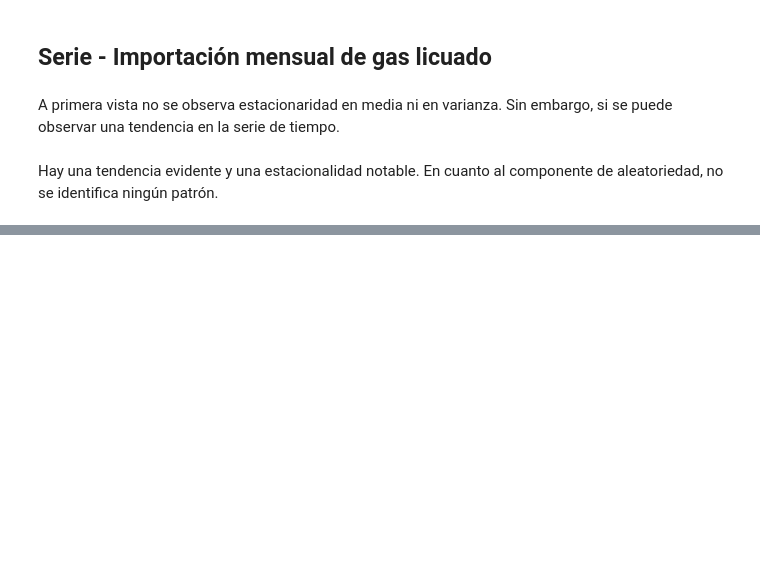
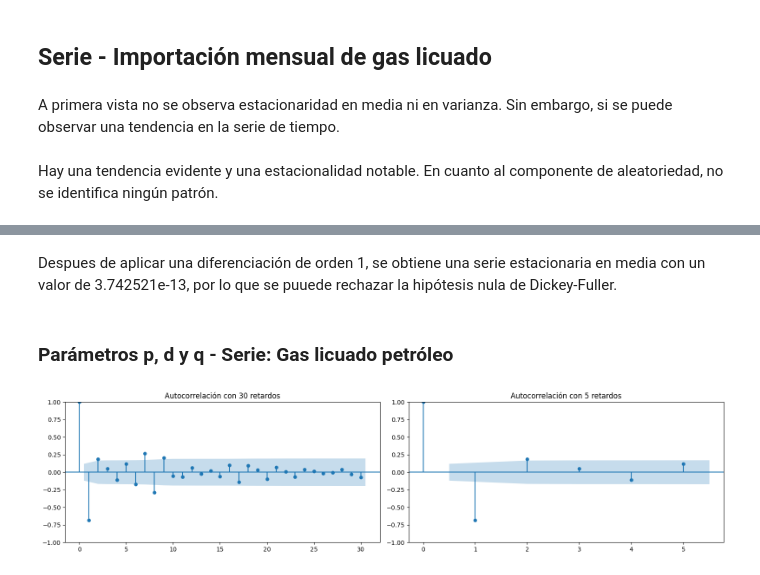
Before and after one commit to MGonza20/Lab2_DataScience, a Jupyter notebook: importaciones.ipynb, the cells around one changed output, grey strips where cells are left out. Saved outputs shown, nothing was run; the diff lists cells and outputs as text; code cells hidden in the pictures; blank space fills up the shorter version.

```diff
--- a/importaciones.ipynb
+++ b/importaciones.ipynb
@@ -463,0 +514,9 @@ Hay una tendencia evidente y una estacionalidad notable. En cuanto al componente
+# %%
+data_gas_licuado['gas_licuado_log_diff'] = data_gas_licuado['gas_licuado_log'].diff()
+data_gas_licuado.dropna(subset=['gas_licuado_log_diff'], inplace=True)
+
+dfTest2 = adfuller(data_gas_licuado['gas_licuado_log_diff'], autolag='AIC')
+salidaDf2 = pd.Series(dfTest2[0:4], index=['Estadístico de prueba','p-value','# de retardos usados','# de observaciones usadas'])
+for key,value in dfTest2[4].items():
+        salidaDf2['Critical Value (%s)'%key] = value
+print(salidaDf2)
@@ -463,0 +532,20 @@ Hay una tendencia evidente y una estacionalidad notable. En cuanto al componente
+# %% [markdown]
+Despues de aplicar una diferenciación de orden 1, se obtiene una serie estacionaria en media con un valor de 3.742521e-13, por lo que se puuede rechazar la  hipótesis nula de Dickey-Fuller.
+# %% [markdown]
+### Parámetros p, d y q - Serie: Gas licuado petróleo
+# %%
+fig, ax = plt.subplots(1, 2, figsize=(16, 4))
+
+plt.rcParams['figure.figsize'] = [15, 5]
+plt.rcParams['figure.dpi'] = 100
+
+plot_acf(data_gas_licuado['gas_licuado_log_diff'].dropna(), lags=30, title='Función de Autocorrelación con 30 retardos', ax=ax[0])
+ax[0].set_title("Autocorrelación con 30 retardos")
+
+plot_acf(data_gas_licuado['gas_licuado_log_diff'].dropna(), lags=5, title='Función de Autocorrelación con 5 retardos', ax=ax[1])
+ax[1].set_title("Autocorrelación con 5 retardos")
+
+plt.tight_layout()
+plt.show()
+# %% [output]
+[figure, added]
```
Also changed, not shown: parts of 29 cells of this notebook.
